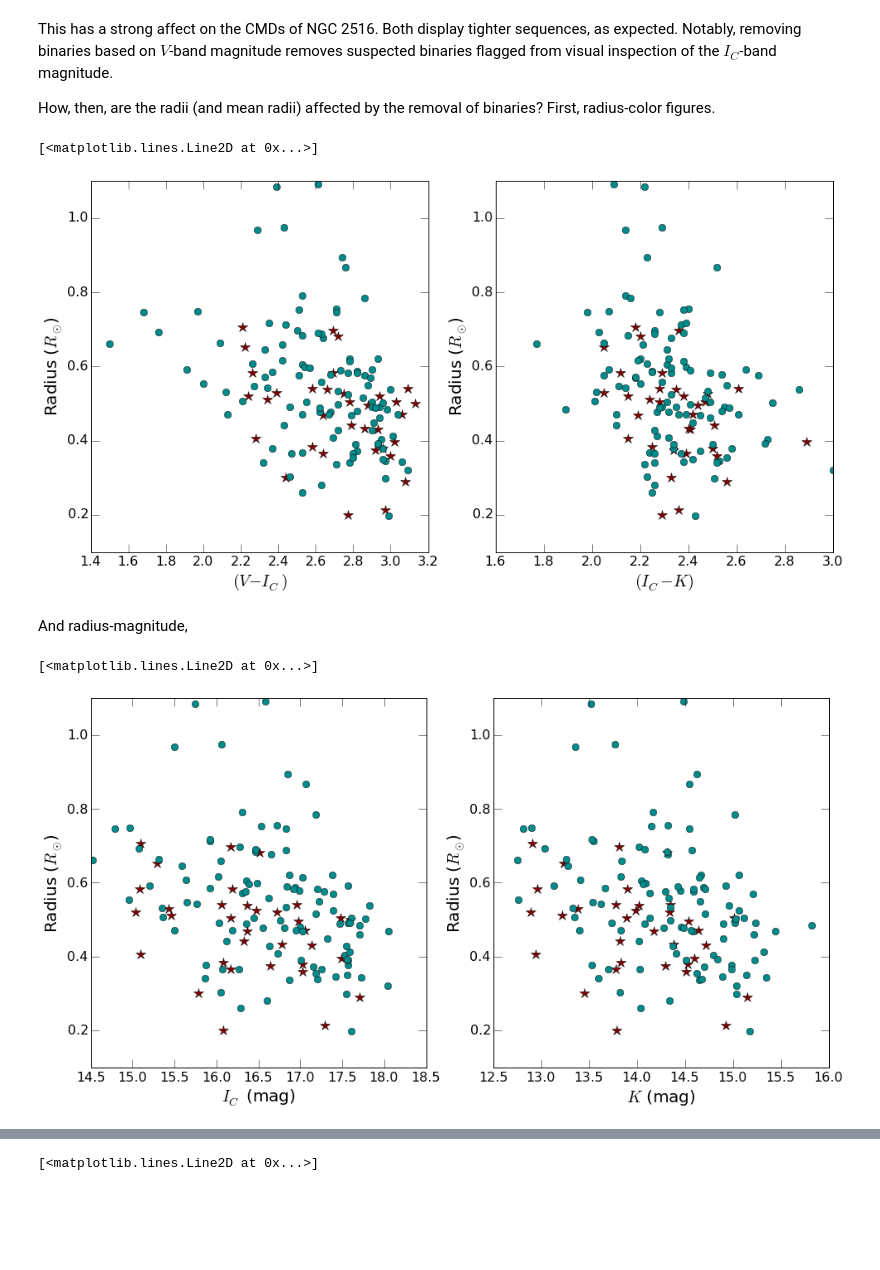
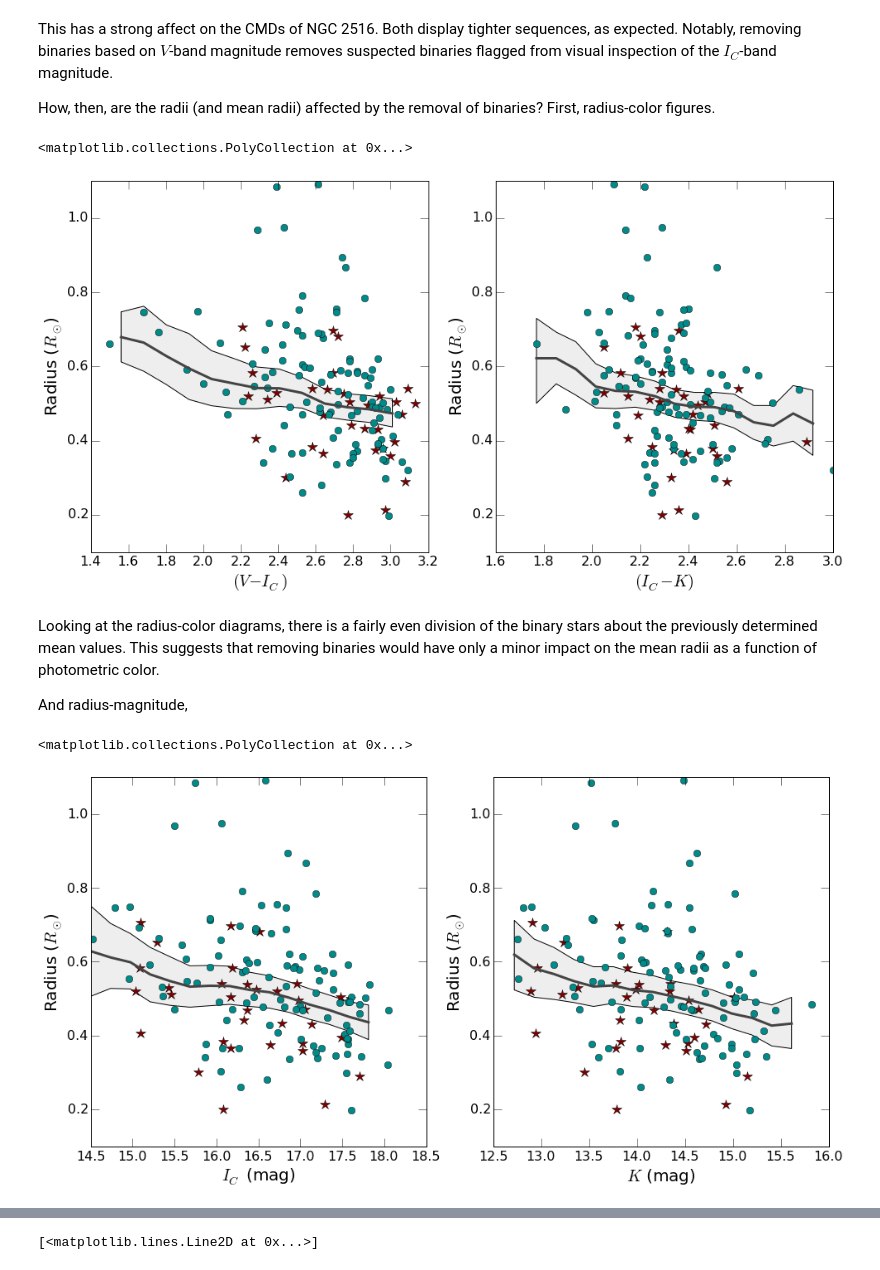
Before and after one commit to gfeiden/Notebook, a Jupyter notebook: Projects/ngc2516_spots/possible_binaries.ipynb, the cells around one changed output, grey strips where cells are left out. Cells and saved outputs as stored; diff of their text form; code cells hidden in the pictures; blank space fills up the shorter version.

Commit message:
Cleaned up binary radius plots, added mean radii with 99% CIs

```diff
--- a/Projects/ngc2516_spots/possible_binaries.ipynb
+++ b/Projects/ngc2516_spots/possible_binaries.ipynb
@@ -141,24 +141,38 @@ This has a strong affect on the CMDs of NGC 2516. Both display tighter sequences
 
 How, then, are the radii (and mean radii) affected by the removal of binaries? First, radius-color figures.
 # %%
+# load data with *OLD* mean values
+mean_radii_VI = np.genfromtxt('data/ngc2516_avg_radii_V-I_v2.dat')
+mean_radii_IK = np.genfromtxt('data/ngc2516_avg_radii_I-K_v2.dat')
+
 fig, ax = plt.subplots(1, 2, figsize=(16.0, 8.0))
 
 for axis in ax:
     axis.set_ylabel('Radius ($R_{\\odot}$)', fontsize=20.)
     axis.tick_params(which='major', axis='both', length=10., labelsize=16.)
 ax[0].set_xlabel('$(V - I_C)$', fontsize=20.)
 ax[1].set_xlabel('$(I_C - K)$', fontsize=20.)
 
 ax[0].plot((ngc2516_bin[:,1] - ngc2516_bin[:,2]), ngc2516_bin[:,10], '*', lw=2, ms=12.0, c='#800000')
 ax[0].plot((ngc2516_new[:,1] - ngc2516_new[:,2]), ngc2516_new[:,10], 'o', lw=2, ms=8.0,  c='#008B8B')
+ax[0].plot(mean_radii_VI[:,0], mean_radii_VI[:,1], '-', lw=3, c = '#444444')
+ax[0].fill_between(mean_radii_VI[:,0], mean_radii_VI[:,2], mean_radii_VI[:,3], facecolor='#eeeeee')
 ax[1].plot((ngc2516_bin[:,2] - ngc2516_bin[:,3]), ngc2516_bin[:,10], '*', lw=2, ms=12.0, c='#800000')
 ax[1].plot((ngc2516_new[:,2] - ngc2516_new[:,3]), ngc2516_new[:,10], 'o', lw=2, ms=8.0,  c='#008B8B')
+ax[1].plot(mean_radii_IK[:,0], mean_radii_IK[:,1], '-', lw=3, c = '#444444')
+ax[1].fill_between(mean_radii_IK[:,0], mean_radii_IK[:,2], mean_radii_IK[:,3], facecolor='#eeeeee')
 # %% [output]
-[<matplotlib.lines.Line2D at 0x...>]
+<matplotlib.collections.PolyCollection at 0x...>
-[figure, old version]
+[figure, new version]
-# %% [markdown]
-And radius-magnitude,
+# %% [markdown]
+Looking at the radius-color diagrams, there is a fairly even division of the binary stars about the previously determined mean values. This suggests that removing binaries would have only a minor impact on the mean radii as a function of photometric color.
+
+And radius-magnitude,
 # %%
+# load data with *OLD* mean values
+mean_radii_I = np.genfromtxt('data/ngc2516_avg_radii_I_v2.dat')
+mean_radii_K = np.genfromtxt('data/ngc2516_avg_radii_K_v2.dat')
+
 fig, ax = plt.subplots(1, 2, figsize=(16.0, 8.0))
 
 for axis in ax:
@@ -169,9 +183,13 @@ ax[1].set_xlabel('$K$ (mag)', fontsize=20.)
 
 ax[0].plot(ngc2516_bin[:,2], ngc2516_bin[:,10], '*', lw=2, ms=12.0, c='#800000')
 ax[0].plot(ngc2516_new[:,2], ngc2516_new[:,10], 'o', lw=2, ms=8.0,  c='#008B8B')
+ax[0].plot(mean_radii_I[:,0], mean_radii_I[:,1], '-', lw=3, c = '#444444')
+ax[0].fill_between(mean_radii_I[:,0], mean_radii_I[:,2], mean_radii_I[:,3], facecolor='#eeeeee')
 ax[1].plot(ngc2516_bin[:,3], ngc2516_bin[:,10], '*', lw=2, ms=12.0, c='#800000')
 ax[1].plot(ngc2516_new[:,3], ngc2516_new[:,10], 'o', lw=2, ms=8.0,  c='#008B8B')
+ax[1].plot(mean_radii_K[:,0], mean_radii_K[:,1], '-', lw=3, c = '#444444')
+ax[1].fill_between(mean_radii_K[:,0], mean_radii_K[:,2], mean_radii_K[:,3], facecolor='#eeeeee')
 # %% [output]
-[<matplotlib.lines.Line2D at 0x...>]
+<matplotlib.collections.PolyCollection at 0x...>
-[figure, old version]
+[figure, new version]
 # %% [markdown]
```
Also changed, not shown: parts of 1 cell of this notebook.
